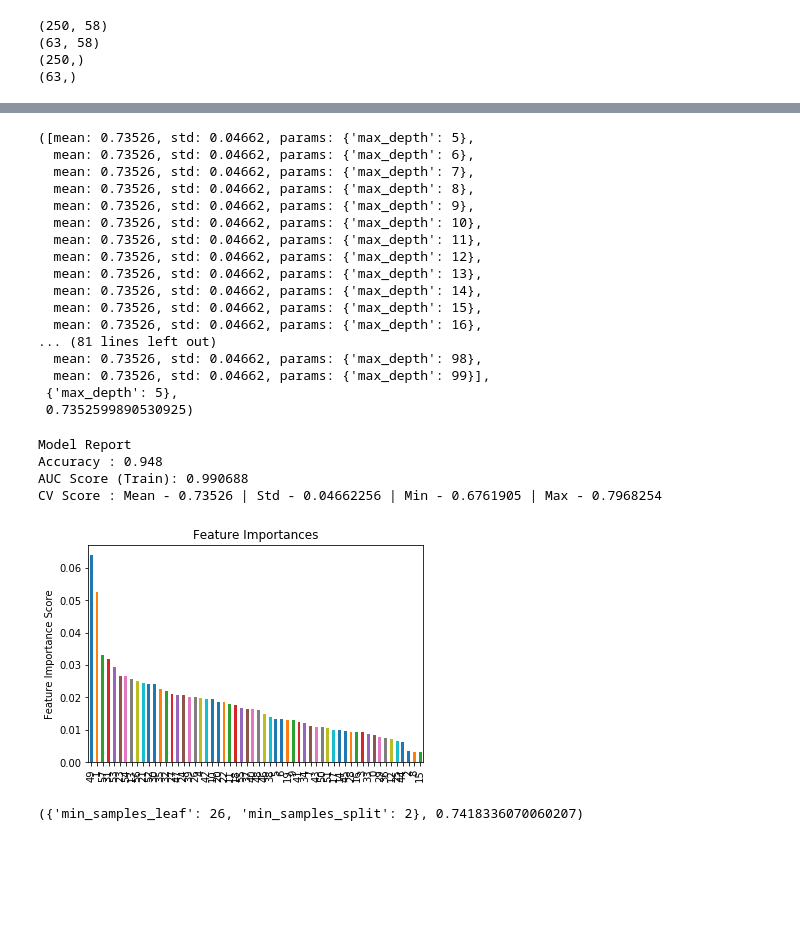
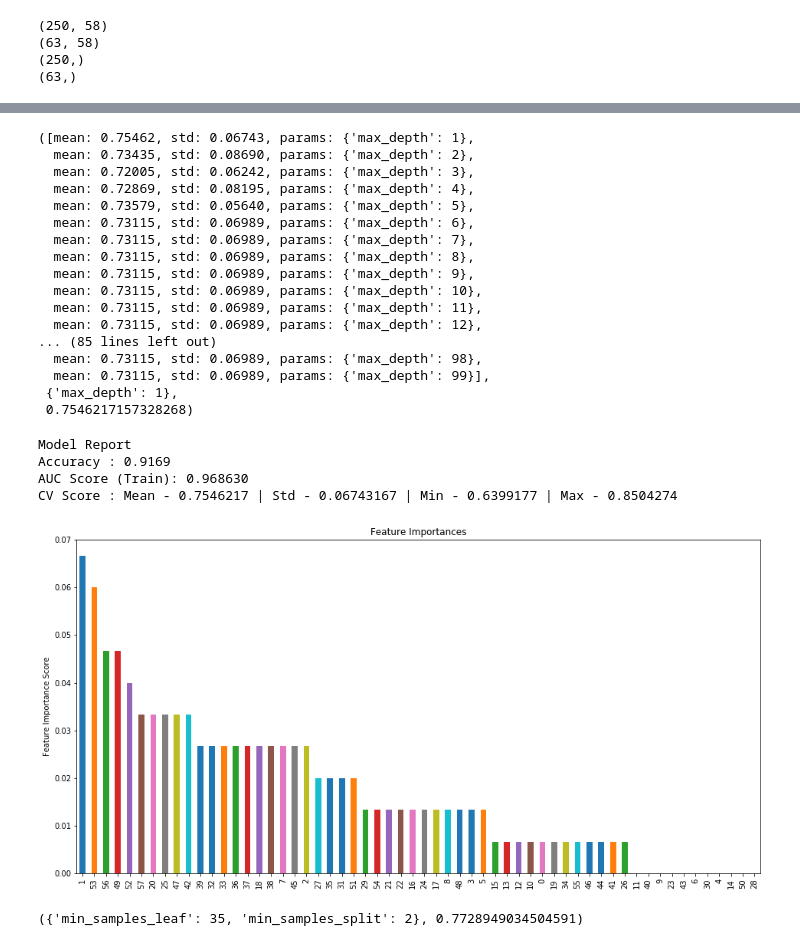
Before and after one commit to Divya1205/RBHS_Sitani, a Jupyter notebook: tuningGBM.ipynb, the cells around one changed output, grey strips where cells are left out. Drawn from its saved outputs; the diff is of its cells as text; code cells hidden in the pictures; blank space fills up the shorter version.

```diff
--- a/tuningGBM.ipynb
+++ b/tuningGBM.ipynb
@@ -97,10 +97,10 @@ CV Score : Mean - 0.4780548 | Std - 0.08468366 | Min - 0.350823 | Max - 0.586419
 # %%
 #Choose all predictors except target & IDcols
-predictors = [x for x in X_train.columns]
-param_test1 = {'n_estimators':np.arange(10,201,10)}
-gsearch1 = GridSearchCV(estimator = GradientBoostingClassifier(learning_rate=0.2, min_samples_split=2,min_samples_leaf=50,max_depth=5,max_features='sqrt',subsample=0.8,random_state=10),
+predictors = [x for x in X.columns]
+param_test1 = {'n_estimators':np.arange(10,1000,10)}
+gsearch1 = GridSearchCV(estimator = GradientBoostingClassifier(learning_rate=0.2, min_samples_split=2,min_samples_leaf=25,max_depth=5,max_features='sqrt',subsample=0.8,random_state=10),
 param_grid = param_test1, scoring='roc_auc',n_jobs=4,iid=False, cv=5)
-gsearch1.fit(X_train,y_train)
+gsearch1.fit(X,y)
 # %% [output]
 GridSearchCV(cv=5, error_score='raise',
        estimator=GradientBoostingClassifier(criterion='friedman_mse', init=None,
@@ -138,42 +137,42 @@ gsearch1.grid_scores_, gsearch1.best_params_, gsearch1.best_score_
 # %%
 #param_test2 = {'max_depth':np.arange(5,16,2), 'min_samples_split':np.arange(2,11,1)}
-param_test2 = {'max_depth':np.arange(5,100,1)}
-gsearch2 = GridSearchCV(estimator = GradientBoostingClassifier(learning_rate=0.2, n_estimators=130, max_features='sqrt', subsample=0.8, min_samples_split=2,min_samples_leaf=50,random_state=10),
+param_test2 = {'max_depth':np.arange(1,100,1)}
+gsearch2 = GridSearchCV(estimator = GradientBoostingClassifier(learning_rate=0.2, n_estimators=150, max_features='sqrt', subsample=0.8, min_samples_split=2,min_samples_leaf=25,random_state=10),
 param_grid = param_test2, scoring='roc_auc',n_jobs=4,iid=False, cv=5)
-gsearch2.fit(X_train,y_train)
+gsearch2.fit(X,y)
 gsearch2.grid_scores_, gsearch2.best_params_, gsearch2.best_score_
 # %% [output]
-([mean: 0.73526, std: 0.04662, params: {'max_depth': 5},
-  mean: 0.73526, std: 0.04662, params: {'max_depth': 6},
-  mean: 0.73526, std: 0.04662, params: {'max_depth': 7},
-  mean: 0.73526, std: 0.04662, params: {'max_depth': 8},
-  mean: 0.73526, std: 0.04662, params: {'max_depth': 9},
-  mean: 0.73526, std: 0.04662, params: {'max_depth': 10},
-  mean: 0.73526, std: 0.04662, params: {'max_depth': 11},
-  mean: 0.73526, std: 0.04662, params: {'max_depth': 12},
-  mean: 0.73526, std: 0.04662, params: {'max_depth': 13},
-  mean: 0.73526, std: 0.04662, params: {'max_depth': 14},
-  mean: 0.73526, std: 0.04662, params: {'max_depth': 15},
-  mean: 0.73526, std: 0.04662, params: {'max_depth': 16},
-... (81 lines left out)
-  mean: 0.73526, std: 0.04662, params: {'max_depth': 98},
-  mean: 0.73526, std: 0.04662, params: {'max_depth': 99}],
- {'max_depth': 5},
- 0.7352599890530925)
+([mean: 0.75462, std: 0.06743, params: {'max_depth': 1},
+  mean: 0.73435, std: 0.08690, params: {'max_depth': 2},
+  mean: 0.72005, std: 0.06242, params: {'max_depth': 3},
+  mean: 0.72869, std: 0.08195, params: {'max_depth': 4},
+  mean: 0.73579, std: 0.05640, params: {'max_depth': 5},
+  mean: 0.73115, std: 0.06989, params: {'max_depth': 6},
+  mean: 0.73115, std: 0.06989, params: {'max_depth': 7},
+  mean: 0.73115, std: 0.06989, params: {'max_depth': 8},
+  mean: 0.73115, std: 0.06989, params: {'max_depth': 9},
+  mean: 0.73115, std: 0.06989, params: {'max_depth': 10},
+  mean: 0.73115, std: 0.06989, params: {'max_depth': 11},
+  mean: 0.73115, std: 0.06989, params: {'max_depth': 12},
+... (85 lines left out)
+  mean: 0.73115, std: 0.06989, params: {'max_depth': 98},
+  mean: 0.73115, std: 0.06989, params: {'max_depth': 99}],
+ {'max_depth': 1},
+ 0.7546217157328268)
 # %%
-modelfit(gsearch2.best_estimator_, X_train,y_train,predictors)
+modelfit(gsearch2.best_estimator_, X,y,predictors)
 # %% [output]
 Model Report
-Accuracy : 0.948
-AUC Score (Train): 0.990688
-CV Score : Mean - 0.73526 | Std - 0.04662256 | Min - 0.6761905 | Max - 0.7968254
+Accuracy : 0.9169
+AUC Score (Train): 0.968630
+CV Score : Mean - 0.7546217 | Std - 0.06743167 | Min - 0.6399177 | Max - 0.8504274
-[figure, old version]
+[figure, new version]
 # %%
 param_test3 = {'min_samples_split':np.arange(2,5,1), 'min_samples_leaf':np.arange(1,60,1)}
-gsearch3 = GridSearchCV(estimator = GradientBoostingClassifier(learning_rate=0.2, n_estimators=130,max_depth=5,max_features='sqrt', subsample=0.8, random_state=10),
+gsearch3 = GridSearchCV(estimator = GradientBoostingClassifier(learning_rate=0.2, n_estimators=150,max_depth=1,max_features='sqrt', subsample=0.8, random_state=10),
 param_grid = param_test3, scoring='roc_auc',n_jobs=4,iid=False, cv=5)
-gsearch3.fit(X_train,y_train)
+gsearch3.fit(X,y)
 #gsearch3.grid_scores_, gsearch3.best_params_, gsearch3.best_score_
 gsearch3.best_params_, gsearch3.best_score_
 # %% [output]
-({'min_samples_leaf': 26, 'min_samples_split': 2}, 0.7418336070060207)
+({'min_samples_leaf': 35, 'min_samples_split': 2}, 0.7728949034504591)
```
Also changed, not shown: parts of 18 cells of this notebook.
